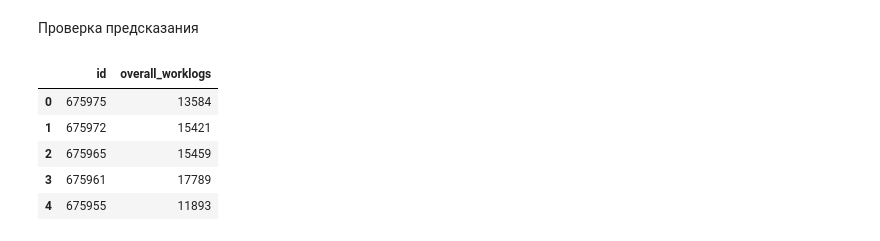
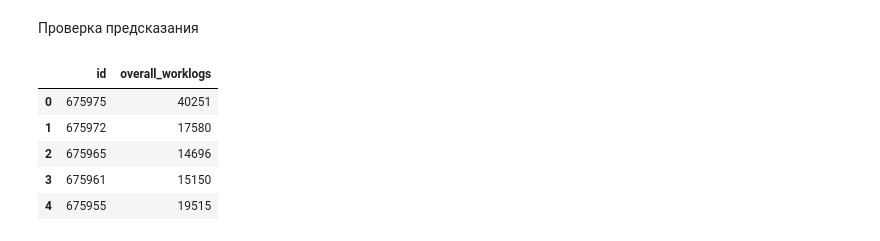
Before and after one commit to TayJen/hackathon_algu2022, a Jupyter notebook: H_ALGU_2022_Advance.ipynb, the cells around one changed output. Drawn from its saved outputs; the diff is of its cells as text; code cells hidden in the pictures.

```diff
--- a/H_ALGU_2022_Advance.ipynb
+++ b/H_ALGU_2022_Advance.ipynb
@@ -700,12 +692,12 @@ df_solution.to_csv('./solutions/d21_comms_mean.csv', index=False)
 # %% [markdown]
 Проверка предсказания
 # %%
-df_solution = pd.read_csv('./solutions/d21_comms_mean.csv')
+df_solution = pd.read_csv('./solutions/d21_general_5000&3000_mean.csv')
 df_solution.head()
 # %% [output]
 |  | id | overall_worklogs |
-| 0 | 675975 | 13584 |
-| 1 | 675972 | 15421 |
-| 2 | 675965 | 15459 |
-| 3 | 675961 | 17789 |
-| 4 | 675955 | 11893 |
+| 0 | 675975 | 40251 |
+| 1 | 675972 | 17580 |
+| 2 | 675965 | 14696 |
+| 3 | 675961 | 15150 |
+| 4 | 675955 | 19515 |
```
Also changed, not shown: parts of 11 cells of this notebook.
